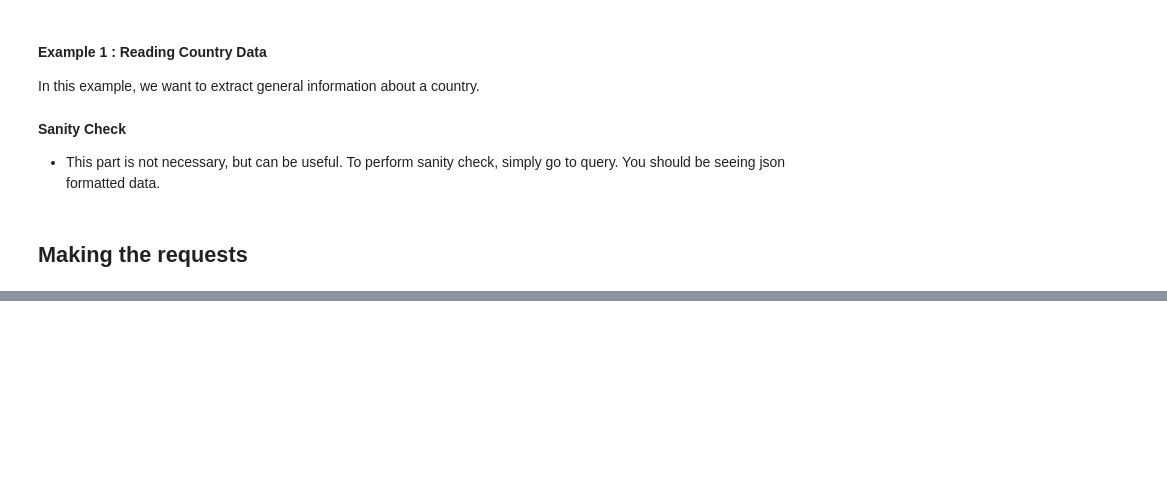
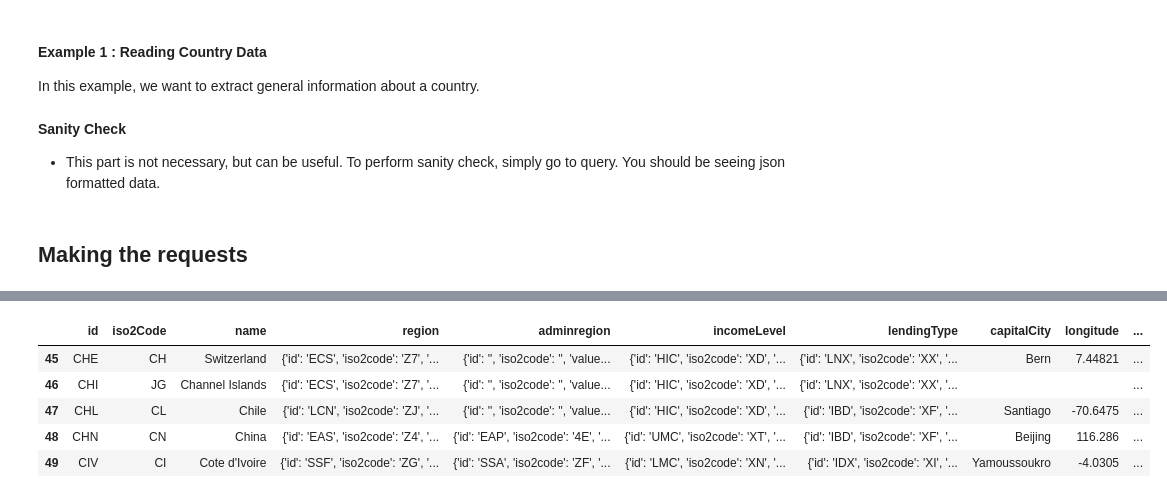
Before and after one commit to wanaflah/SL---Data-Engineering, a Jupyter notebook: Reading_from_Public_API.ipynb, the cells around one changed output, grey strips where cells are left out. Saved outputs shown, nothing was run; the diff lists cells and outputs as text; code cells hidden in the pictures; blank space fills up the shorter version.

Commit message:
json to pandas

```diff
--- a/Reading_from_Public_API.ipynb
+++ b/Reading_from_Public_API.ipynb
@@ -53,3 +56,5 @@ query = "http://api.worldbank.org/v2/country?format=json"
 *   This part is not necessary, but can be useful. To perform sanity check, simply go to query. You should be seeing json formatted data.
 # %% [markdown]
 ## Making the requests
+# %%
+response = requests.get(query)
@@ -55,0 +89,3 @@ query = "http://api.worldbank.org/v2/country?format=json"
+# %%
+data_view = json.dumps(response.json(), indent=4)
+data = response.json()
@@ -55,0 +151,11 @@ query = "http://api.worldbank.org/v2/country?format=json"
+# %%
+test = pd.DataFrame.from_dict(data[1])
+# %%
+test.tail()
+# %% [output]
+|  | id | iso2Code | name | region | adminregion | incomeLevel | lendingType | capitalCity | longitude | ... |
+| 45 | CHE | CH | Switzerland | {'id': 'ECS', 'iso2code': 'Z7', '... | {'id': '', 'iso2code': '', 'value... | {'id': 'HIC', 'iso2code': 'XD', '... | {'id': 'LNX', 'iso2code': 'XX', '... | Bern | 7.44821 | ... |
+| 46 | CHI | JG | Channel Islands | {'id': 'ECS', 'iso2code': 'Z7', '... | {'id': '', 'iso2code': '', 'value... | {'id': 'HIC', 'iso2code': 'XD', '... | {'id': 'LNX', 'iso2code': 'XX', '... |  |  | ... |
+| 47 | CHL | CL | Chile | {'id': 'LCN', 'iso2code': 'ZJ', '... | {'id': '', 'iso2code': '', 'value... | {'id': 'HIC', 'iso2code': 'XD', '... | {'id': 'IBD', 'iso2code': 'XF', '... | Santiago | -70.6475 | ... |
+| 48 | CHN | CN | China | {'id': 'EAS', 'iso2code': 'Z4', '... | {'id': 'EAP', 'iso2code': '4E', '... | {'id': 'UMC', 'iso2code': 'XT', '... | {'id': 'IBD', 'iso2code': 'XF', '... | Beijing | 116.286 | ... |
+| 49 | CIV | CI | Cote d'Ivoire | {'id': 'SSF', 'iso2code': 'ZG', '... | {'id': 'SSA', 'iso2code': 'ZF', '... | {'id': 'LMC', 'iso2code': 'XN', '... | {'id': 'IDX', 'iso2code': 'XI', '... | Yamoussoukro | -4.0305 | ... |
```
Also changed, not shown: parts of 13 cells of this notebook.
